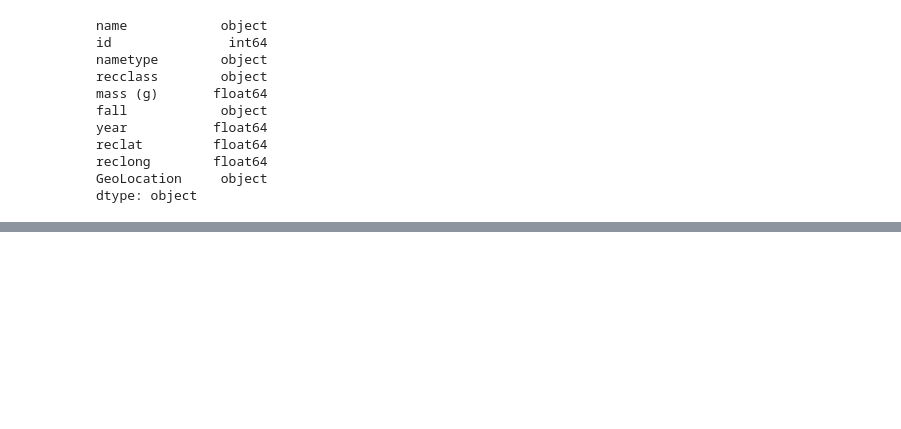
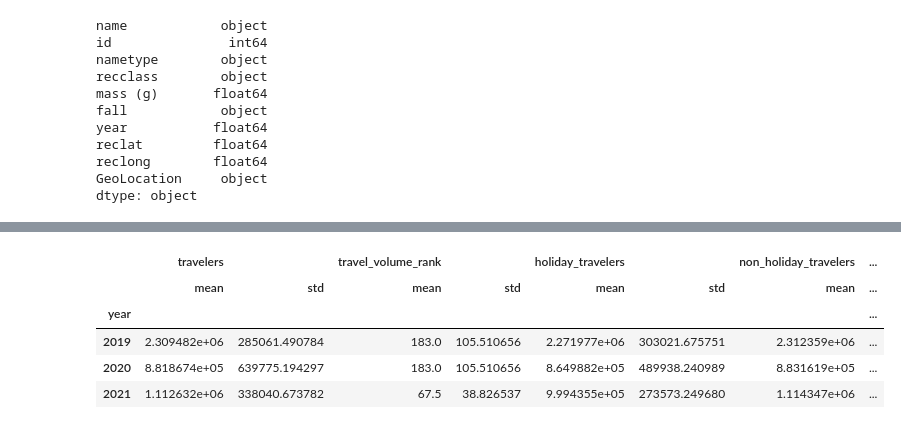
Before and after one commit to 99tyler99/Python, a Jupyter notebook: Python Charmers Fundamentals 05.ipynb, the cells around one changed output, grey strips where cells are left out. Saved outputs shown, nothing was run; the diff lists cells and outputs as text; code cells hidden in the pictures; blank space fills up the shorter version.

```diff
--- a/Python Charmers Fundamentals 05.ipynb
+++ b/Python Charmers Fundamentals 05.ipynb
@@ -429,0 +448,15 @@ meteorites_pivoted
+# %%
+tsa_melted_holiday_travel = tsa_melted_holiday_travel.assign(
+    holiday_travelers = lambda x: np.where(x.holiday.isna(),np.nan,x.travelers),
+    non_holiday_travelers=lambda x: np.where(x.holiday.isna(), x.travelers,np.nan),
+    year=lambda x: pd.to_numeric(x.year)
+)
+
+tsa_melted_holiday_travel.select_dtypes(include='number').groupby('year').agg(['mean','std'])
+# %% [output]
+|  | travelers |  | travel_volume_rank |  | holiday_travelers |  | non_holiday_travelers | ... |
+|  | mean | std | mean | std | mean | std | mean | ... |
+| year |  |  |  |  |  |  |  | ... |
+| 2019 | 2.309482e+06 | 285061.490784 | 183.0 | 105.510656 | 2.271977e+06 | 303021.675751 | 2.312359e+06 | ... |
+| 2020 | 8.818674e+05 | 639775.194297 | 183.0 | 105.510656 | 8.649882e+05 | 489938.240989 | 8.831619e+05 | ... |
+| 2021 | 1.112632e+06 | 338040.673782 | 67.5 | 38.826537 | 9.994355e+05 | 273573.249680 | 1.114347e+06 | ... |
```
Also changed, not shown: parts of 12 cells of this notebook.
